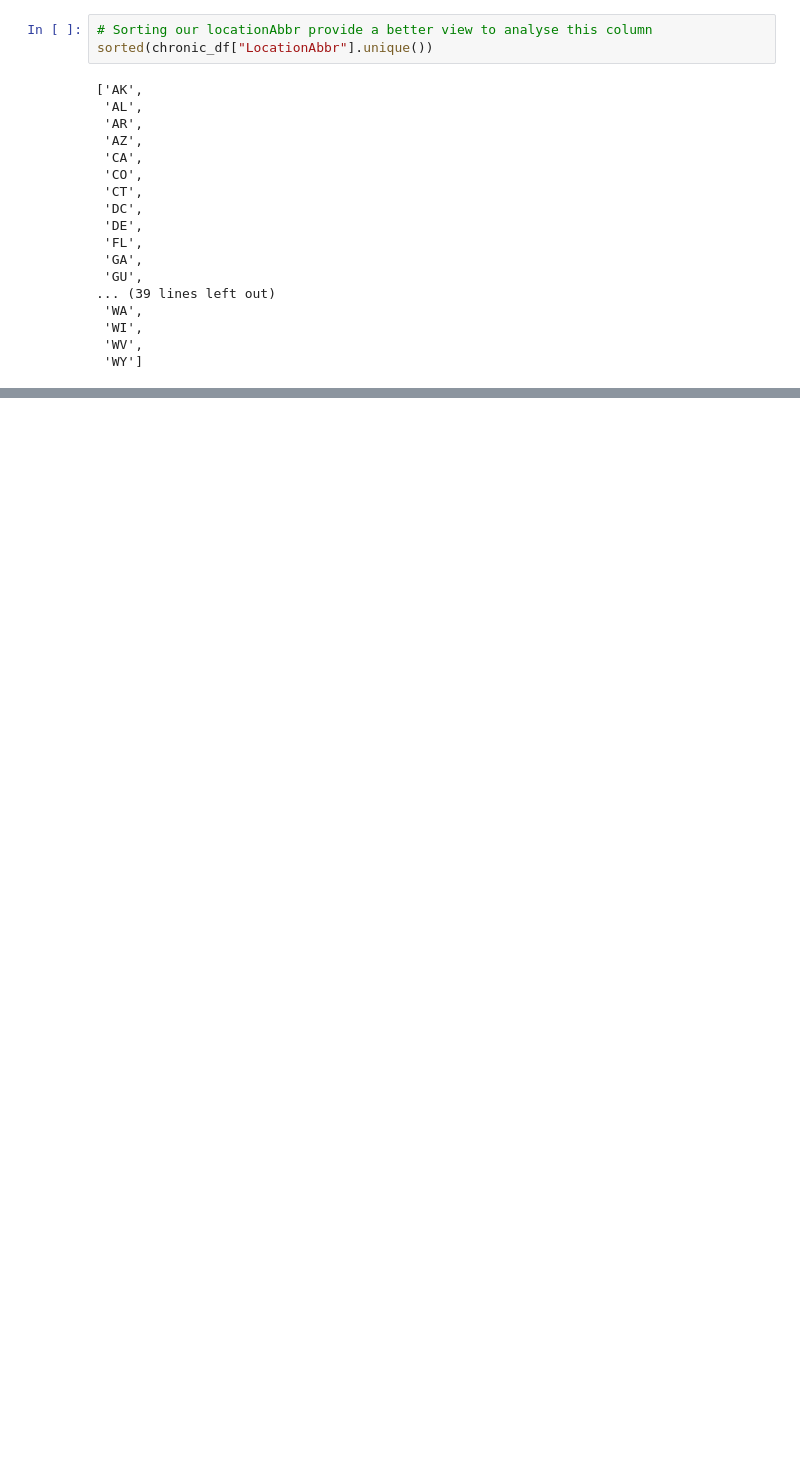
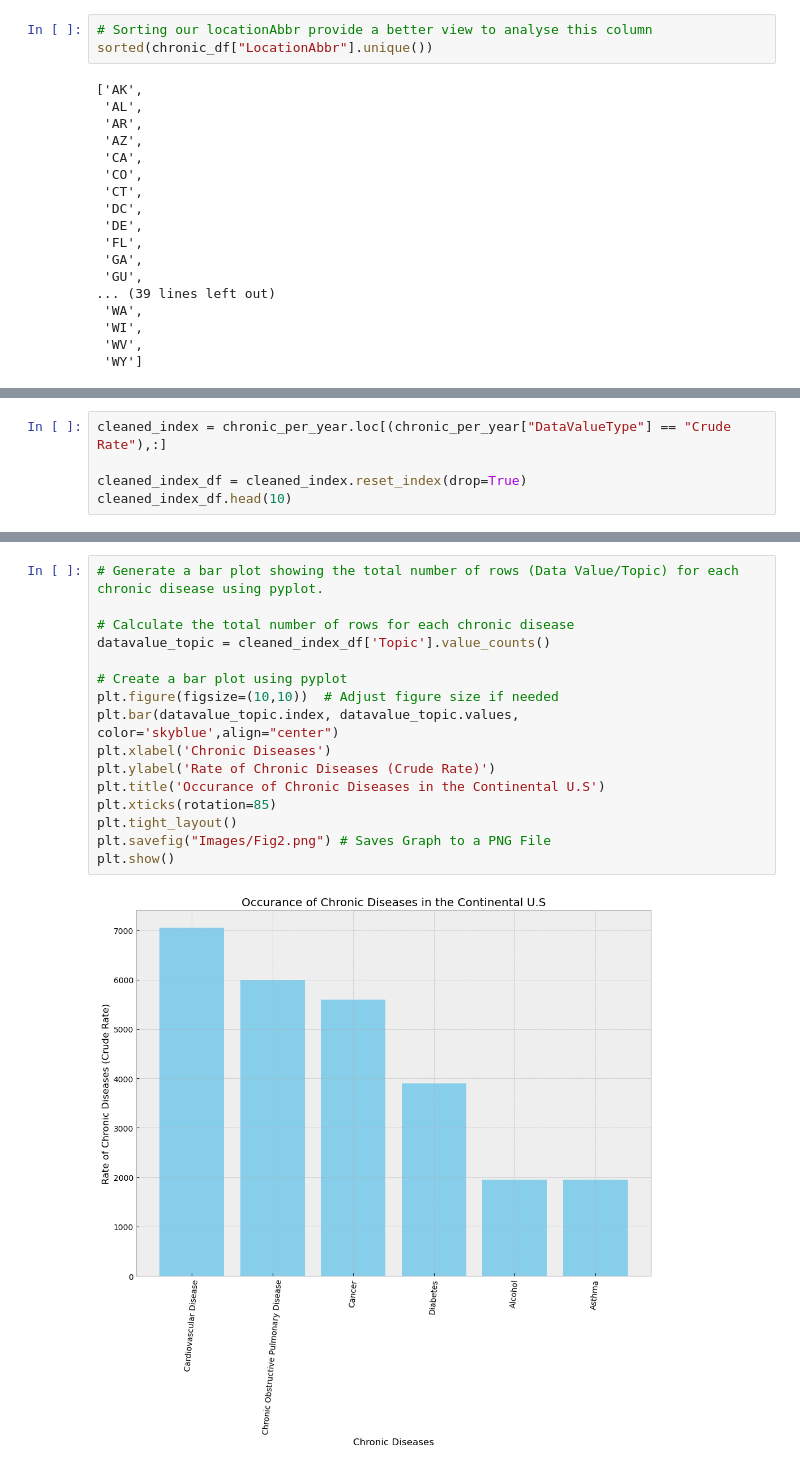
Before and after one commit to ajones1010/Project-1-, a Jupyter notebook: project_1/project_1.ipynb, the cells around one changed output, grey strips where cells are left out. Drawn from its saved outputs; the diff is of its cells as text; blank space fills up the shorter version.

```diff
--- a/project_1/project_1.ipynb
+++ b/project_1/project_1.ipynb
@@ -457,0 +394,5 @@ year_range_dict
+# %%
+cleaned_index = chronic_per_year.loc[(chronic_per_year["DataValueType"] == "Crude Rate"),:]
+
+cleaned_index_df = cleaned_index.reset_index(drop=True)
+cleaned_index_df.head(10)
@@ -457,0 +411,18 @@ year_range_dict
+# %%
+# Generate a bar plot showing the total number of rows (Data Value/Topic) for each chronic disease using pyplot.
+
+# Calculate the total number of rows for each chronic disease
+datavalue_topic = cleaned_index_df['Topic'].value_counts()
+
+# Create a bar plot using pyplot
+plt.figure(figsize=(10,10))  # Adjust figure size if needed
+plt.bar(datavalue_topic.index, datavalue_topic.values, color='skyblue',align="center")
+plt.xlabel('Chronic Diseases')
+plt.ylabel('Rate of Chronic Diseases (Crude Rate)')
+plt.title('Occurance of Chronic Diseases in the Continental U.S')
+plt.xticks(rotation=85)
+plt.tight_layout()
+plt.savefig("Images/Fig2.png") # Saves Graph to a PNG File
+plt.show()
+# %% [output]
+[figure, added]
```
Also changed, not shown: parts of 88 cells of this notebook, 10 other files.
